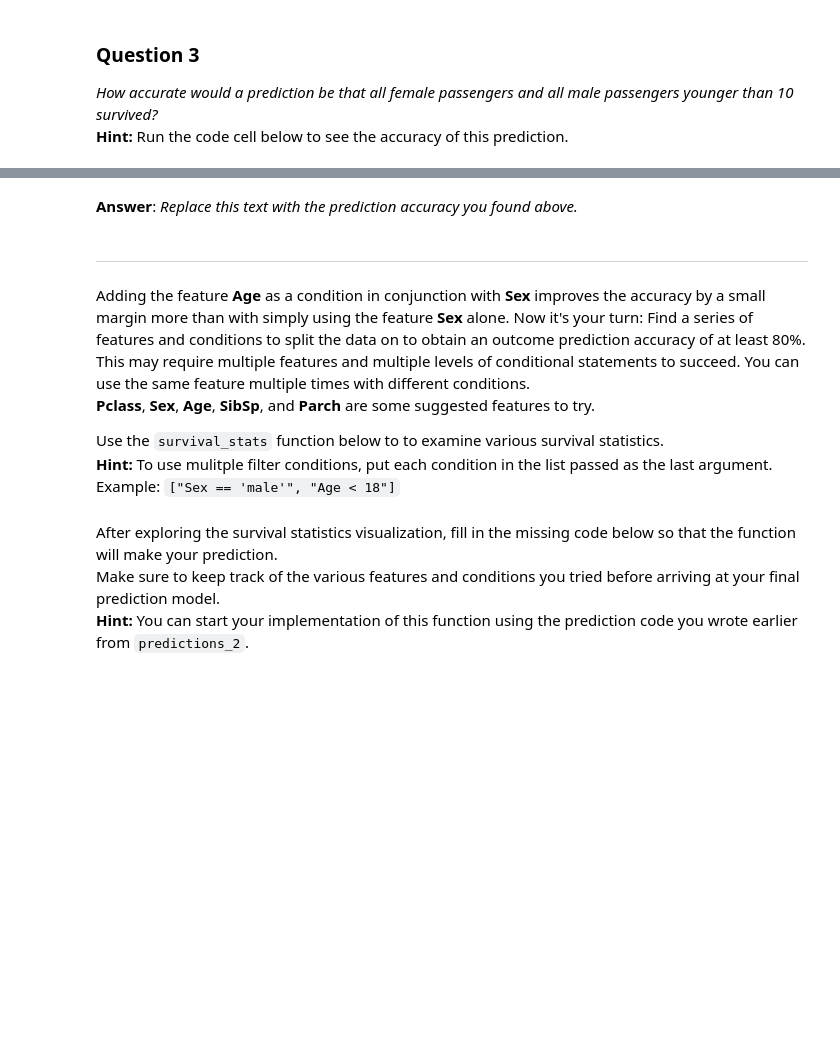
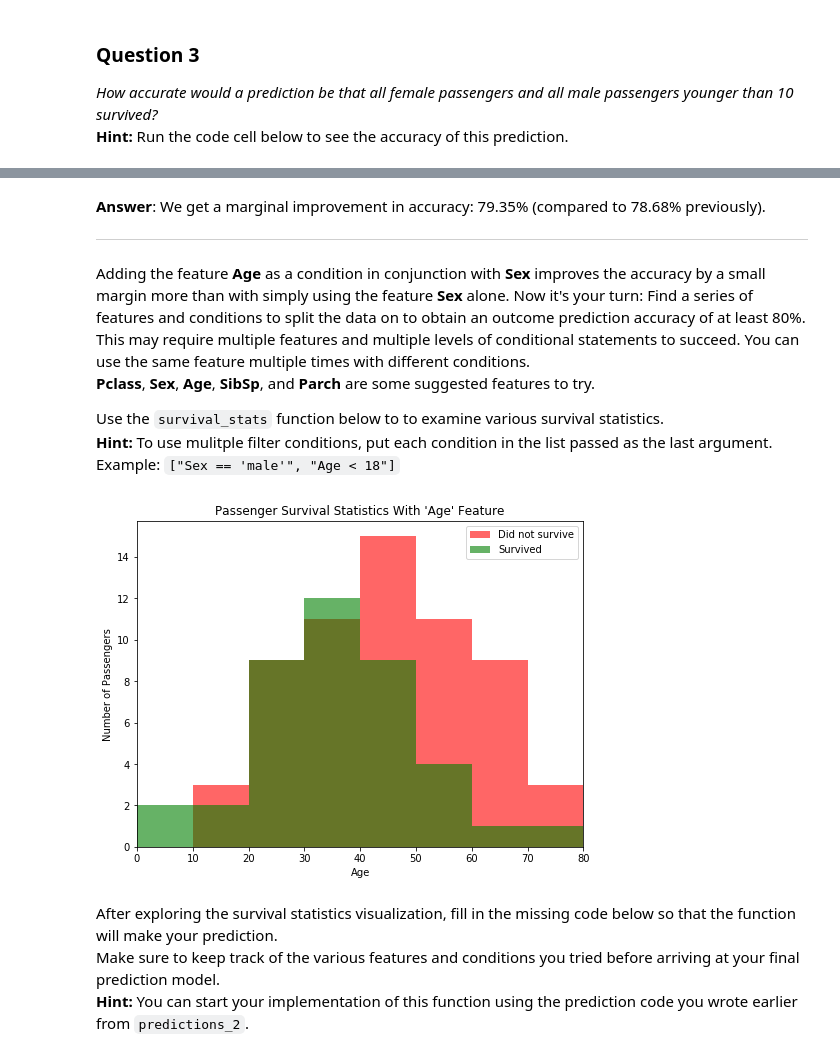
Before and after one commit to kisom/mlnd, a Jupyter notebook: projects/titanic_survival_exploration/titanic_survival_exploration.ipynb, the cells around one changed output, grey strips where cells are left out. Cells and saved outputs as stored; diff of their text form; code cells hidden in the pictures; blank space fills up the shorter version.

Commit message:
Finish titanic survival exploration.

```diff
--- a/projects/titanic_survival_exploration/titanic_survival_exploration.ipynb
+++ b/projects/titanic_survival_exploration/titanic_survival_exploration.ipynb
@@ -175,6 +216,6 @@ print accuracy_score(outcomes, predictions)
-# %% [markdown]
-**Answer**: *Replace this text with the prediction accuracy you found above.*
 # %% [markdown]
+**Answer**: We get a marginal improvement in accuracy: 79.35% (compared to 78.68% previously).
+
 ***
 Adding the feature **Age** as a condition in conjunction with **Sex** improves the accuracy by a small margin more than with simply using the feature **Sex** alone. Now it's your turn: Find a series of features and conditions to split the data on to obtain an outcome prediction accuracy of at least 80%. This may require multiple features and multiple levels of conditional statements to succeed. You can use the same feature multiple times with different conditions.
 **Pclass**, **Sex**, **Age**, **SibSp**, and **Parch** are some suggested features to try.
@@ -182,7 +223,10 @@ Adding the feature **Age** as a condition in conjunction with **Sex** improves t
 Use the `survival_stats` function below to to examine various survival statistics.
 **Hint:** To use mulitple filter conditions, put each condition in the list passed as the last argument. Example: `["Sex == 'male'", "Age < 18"]`
 # %%
-vs.survival_stats(data, outcomes, 'Age', ["Sex == 'male'", "Age < 18"])
+# vs.survival_stats(data, outcomes, 'Age', ["Sex == 'male'", "Age < 18"])
+vs.survival_stats(data, outcomes, 'Age', ["Sex == 'male'", "Pclass == 1"])
+# %% [output]
+[figure, added]
 # %% [markdown]
 After exploring the survival statistics visualization, fill in the missing code below so that the function will make your prediction.
 Make sure to keep track of the various features and conditions you tried before arriving at your final prediction model.
```
Also changed, not shown: parts of 21 cells of this notebook, 1 other file.
